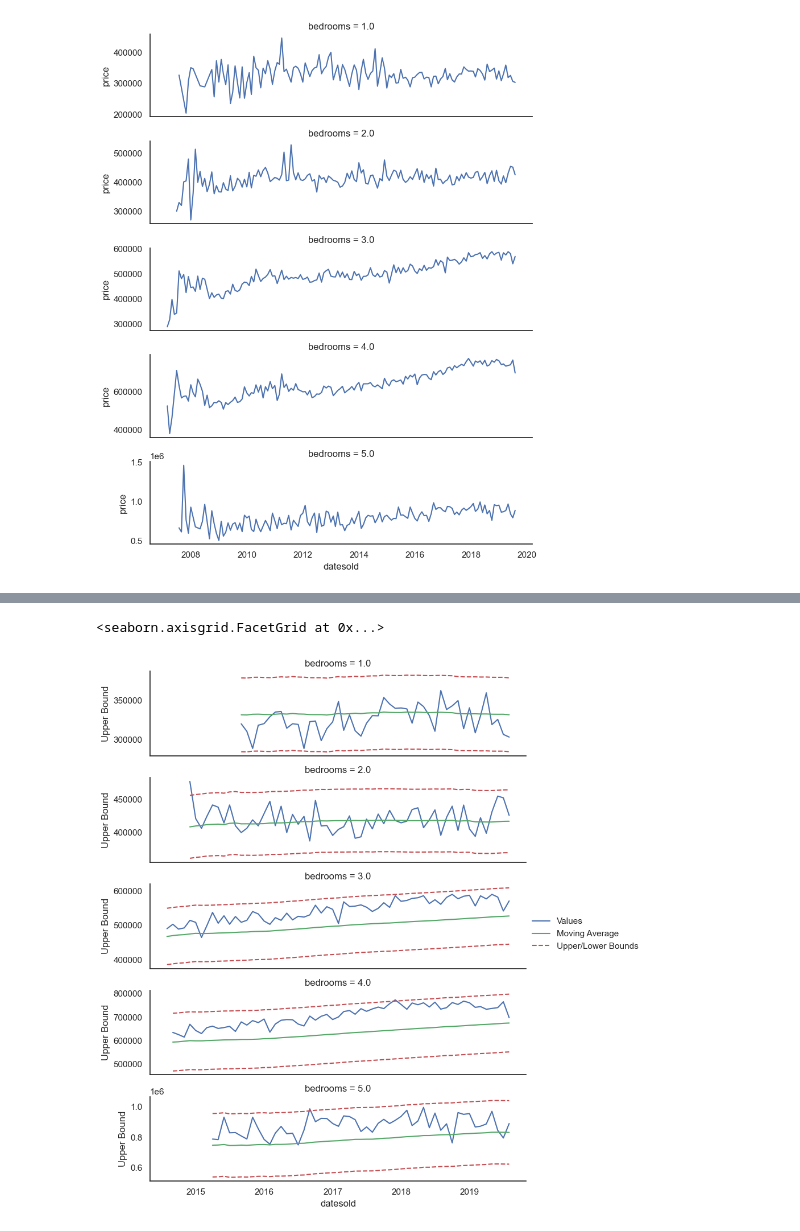
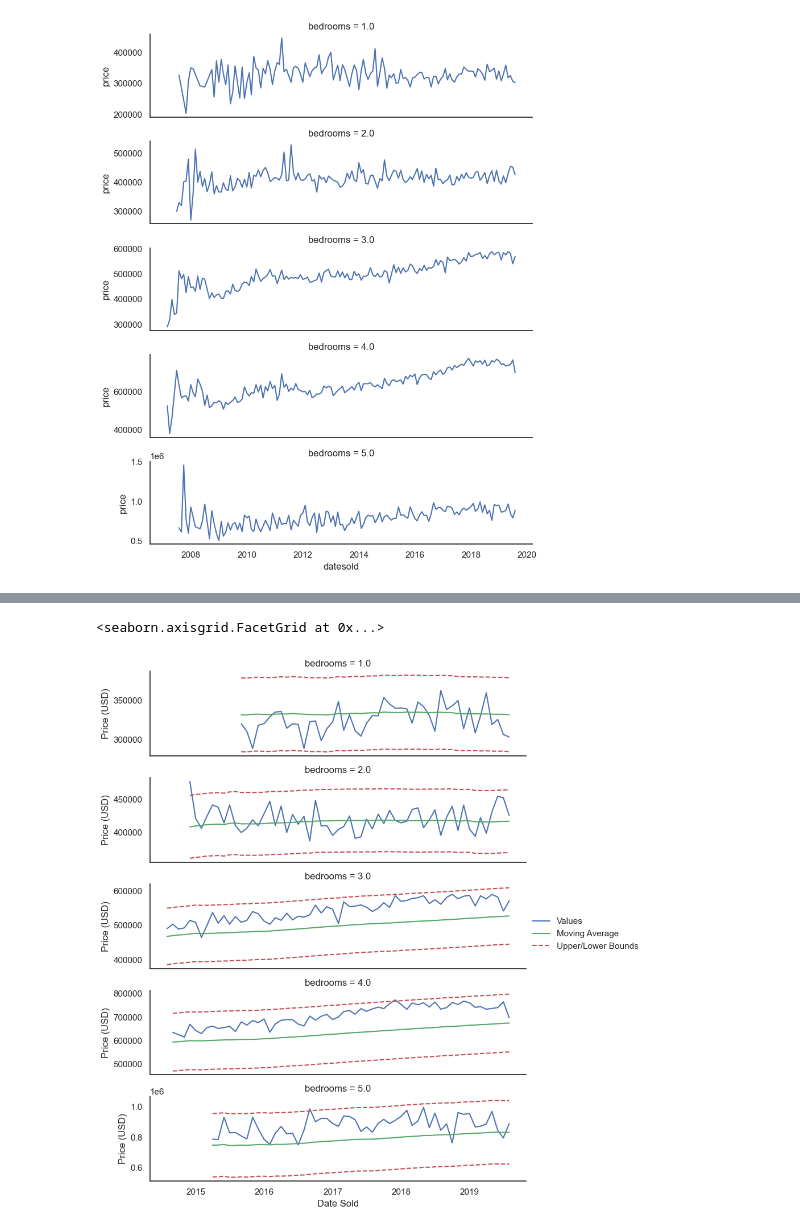
Before and after one commit to Simon-R-Rutter/practical_activity_6.2.8, a Jupyter notebook: 19 Time Series Forecasting.ipynb, the cells around one changed output, grey strips where cells are left out. Drawn from its saved outputs; the diff is of its cells as text; code cells hidden in the pictures.

```diff
--- a/19 Time Series Forecasting.ipynb
+++ b/19 Time Series Forecasting.ipynb
@@ -255,17 +257,18 @@ grid.add_legend()
 # %%
 # Plot time series moving average - 90 data point smoothing
 data_s90 = pd.concat([one_bed_s90, two_bed_s90, three_bed_s90,
                        four_bed_s90, five_bed_s90]).reset_index()
 
 # Drop na values to only plot where calculated values are present.
 data_s90.dropna(inplace=True)
 
 grid = sns.FacetGrid(data_s90, row='bedrooms', height=2, aspect=4, sharey=False)
 grid.map(sns.lineplot, 'datesold', 'price', color='b', label = 'Values')
 grid.map(sns.lineplot, 'datesold', 'Rolling Mean', color='g', label = 'Moving Average')
 grid.map(sns.lineplot, 'datesold', 'Lower Bound', color='r', linestyle='--', label = 'Upper/Lower Bounds')
 grid.map(sns.lineplot, 'datesold', 'Upper Bound', color='r', linestyle='--')
+grid.set_axis_labels('Date Sold', 'Price (USD)')
 grid.add_legend()
 # %% [output]
 <seaborn.axisgrid.FacetGrid at 0x...>
-[figure, old version]
+[figure, new version]
```
Also changed, not shown: parts of 4 cells of this notebook.
